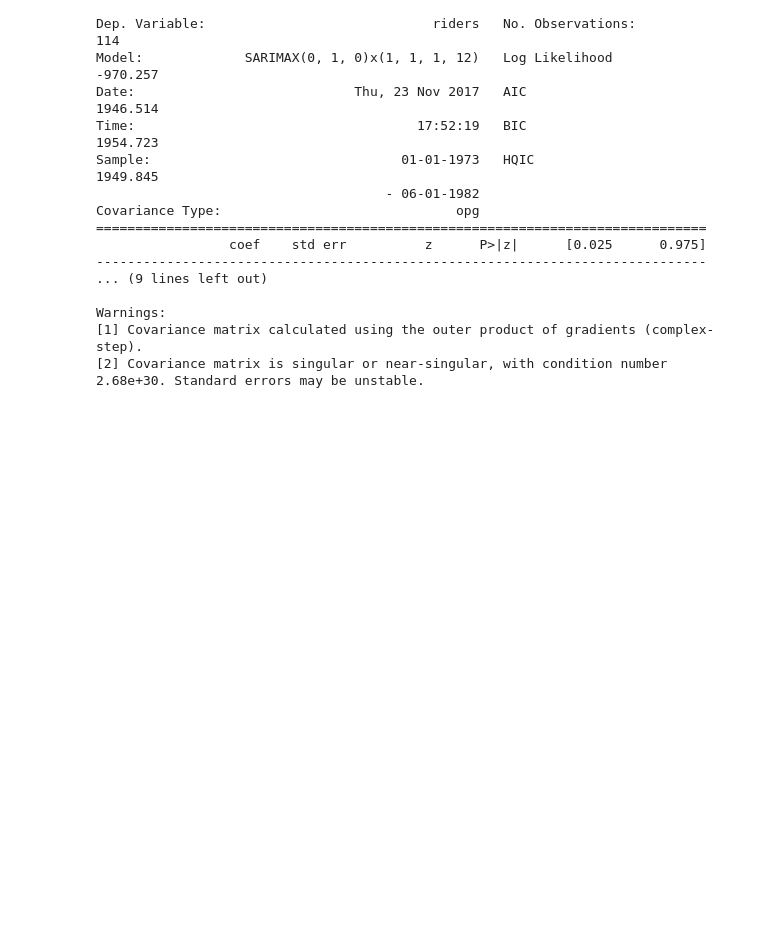
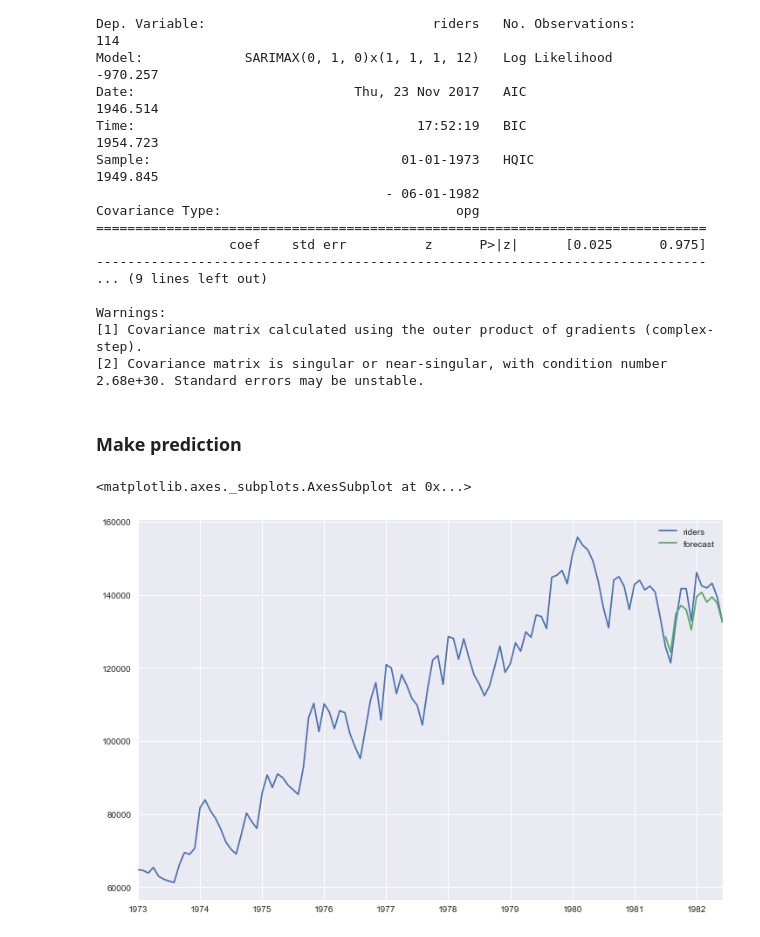
Before and after one commit to udothemath/102517_STAT, a Jupyter notebook: 112317_ts_arima_seanabu/112317_ts_arima.ipynb, the cells around one changed output. Saved outputs shown, nothing was run; the diff lists cells and outputs as text; code cells hidden in the pictures; blank space fills up the shorter version.

```diff
--- a/112317_ts_arima_seanabu/112317_ts_arima.ipynb
+++ b/112317_ts_arima_seanabu/112317_ts_arima.ipynb
@@ -278,3 +278,11 @@ Covariance Type:                              opg
 Warnings:
 [1] Covariance matrix calculated using the outer product of gradients (complex-step).
 [2] Covariance matrix is singular or near-singular, with condition number 2.68e+30. Standard errors may be unstable.
+# %% [markdown]
+### Make prediction ###
+# %%
+df['forecast'] = results.predict(start = 102, end= 114, dynamic= True)
+df[['riders', 'forecast']].plot(figsize=(12, 8))
+# %% [output]
+<matplotlib.axes._subplots.AxesSubplot at 0x...>
+[figure, added]
```
Also changed, not shown: 2 other files.
